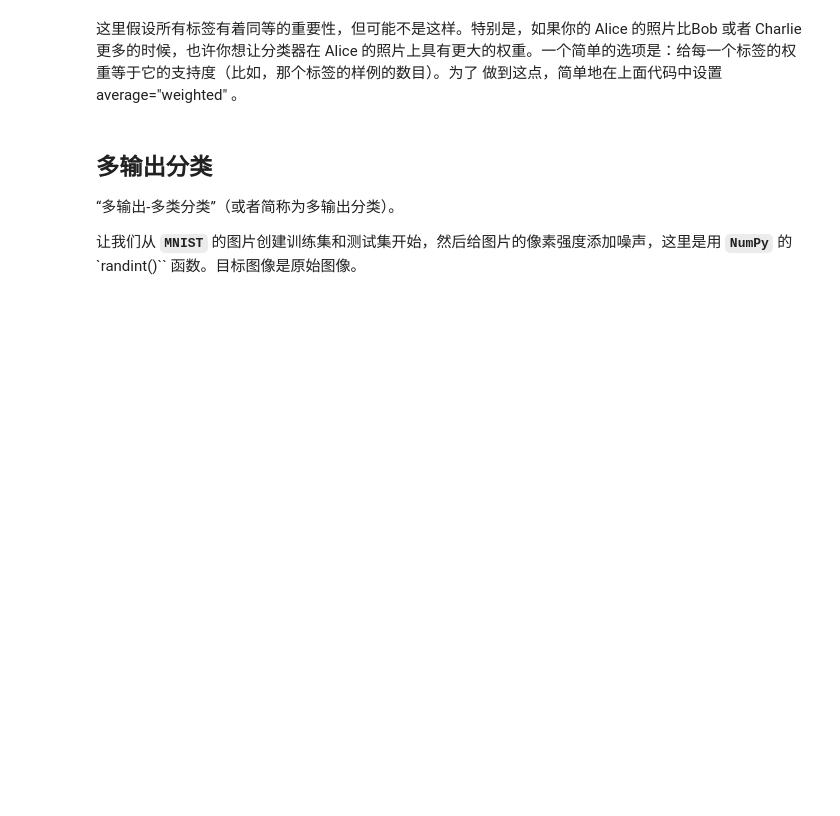
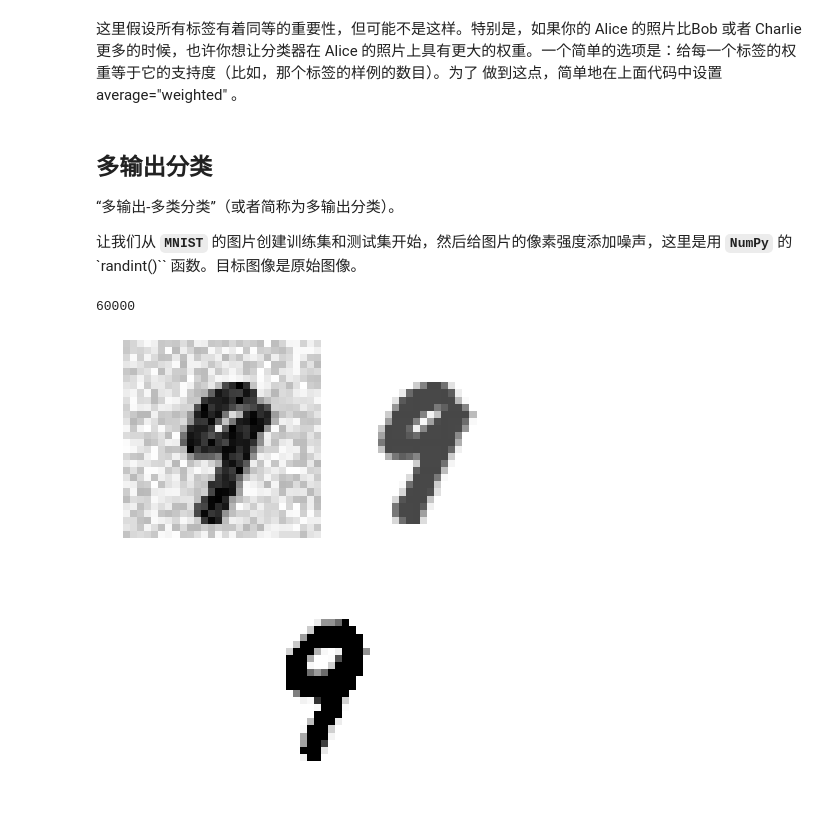
Before and after one commit to Weizhuo-Zhang/ML_coursera, a Jupyter notebook: hands_on_ML/3_classification.ipynb, the cells around one changed output. Cells and saved outputs as stored; diff of their text form; code cells hidden in the pictures; blank space fills up the shorter version.

```diff
--- a/hands_on_ML/3_classification.ipynb
+++ b/hands_on_ML/3_classification.ipynb
@@ -476,15 +482,26 @@ print(f1_score(y_train, y_train_knn_pred, average="macro"))
 “多输出-多类分类”（或者简称为多输出分类）。
 
 让我们从 **`MNIST`** 的图片创建训练集和测试集开始，然后给图片的像素强度添加噪声，这里是用 **`NumPy`** 的 `randint()`` 函数。目标图像是原始图像。
+# %%
+len(X_train)
+# %% [output]
+60000
 # %%
-noise = rnd.randint(0, 100, (len(X_train), 784))
-noise = rnd.randint(0, 100, (len(X_test), 784))
-X_train_mod = X_train + noise
-X_test_mod = X_test + noise
+from numpy import random as rnd
+noise_train = rnd.randint(0, 100, (len(X_train), 784))
+noise_test = rnd.randint(0, 100, (len(X_test), 784))
+X_train_mod = X_train + noise_train
+X_test_mod = X_test + noise_test
 y_train_mod = X_train
 y_test_mod = X_test
 # %%
 # 清洁图片
+some_index = 7892
 knn_clf.fit(X_train_mod, y_train_mod)
-clean_digit = knn_clf.predict([X_test_mod[some_digit]])
-plot_digit(clean_digit)
+clean_digit = knn_clf.predict([X_test_mod[some_index]])
+plt.figure(figsize=(8,8))
+plt.subplot(211); plot_digits([X_test_mod[some_index], y_test_mod[some_index]])
+plt.subplot(212); plot_digits(clean_digit)
+plt.show()
+# %% [output]
+[figure, added]
```
Also changed, not shown: parts of 3 cells of this notebook.
